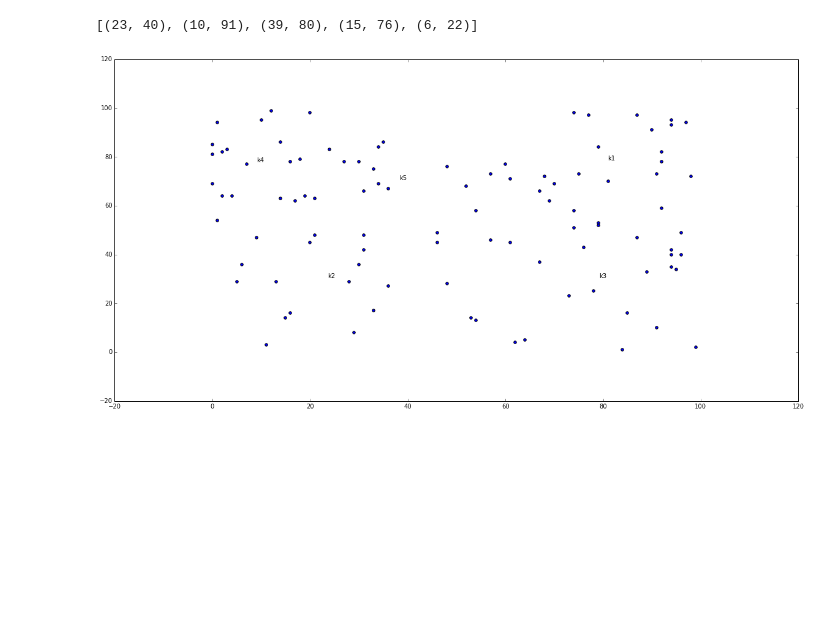
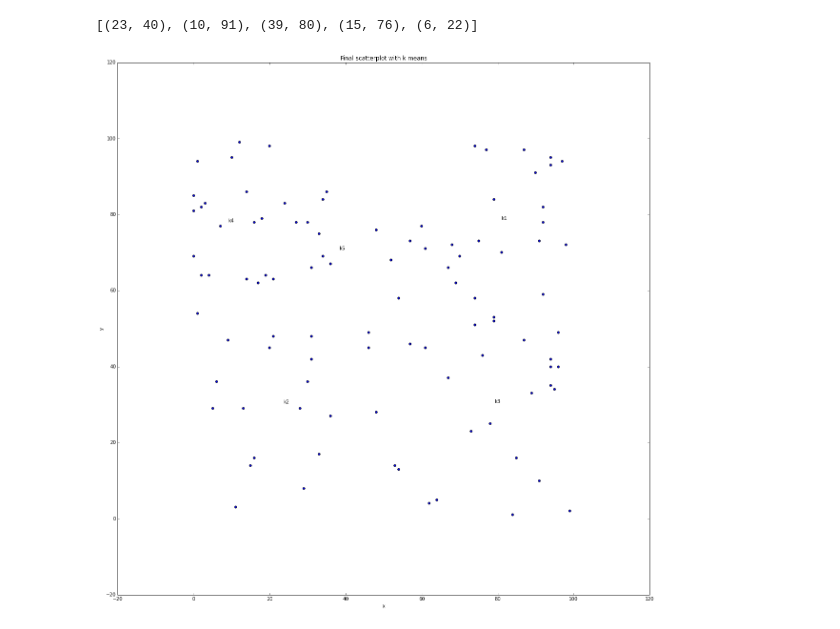
Before and after one commit to timchow/ML-Implementations, a Jupyter notebook: k-means Clutering Implementation.ipynb, the cells around one changed output. Saved outputs shown, nothing was run; the diff lists cells and outputs as text; code cells hidden in the pictures; blank space fills up the shorter version.

```diff
--- a/k-means Clutering Implementation.ipynb
+++ b/k-means Clutering Implementation.ipynb
@@ -22,7 +22,10 @@ mean_x = [random.randint(0,99) for p in range(0,5)]
 mean_y = [random.randint(0,99) for p in range(0,5)]
 means = ['k1', 'k2', 'k3', 'k4', 'k5']
 
-fig, ax = plt.subplots(figsize=(20,10))
+fig, ax = plt.subplots(figsize=(20,20))
+ax.set_xlabel('x')
+ax.set_ylabel('y')
+ax.set_title('Initial scatterplot')
 ax.scatter(x,y)
 
 for j, txt in enumerate(means):
@@ -93,13 +96,16 @@ def findCluster(x, y, means):
 # %%
 # An updated scatterplot with the k means
 
 means = ['k1', 'k2', 'k3', 'k4', 'k5']
 kmeans = kmeans(x,y,5)
-fig, ax = plt.subplots(figsize=(20,10))
+fig, ax = plt.subplots(figsize=(20,20))
+ax.set_xlabel('x')
+ax.set_ylabel('y')
+ax.set_title('Final scatterplot with k means')
 ax.scatter(x,y)
 
 for j, txt in enumerate(means):
     ax.annotate(txt, kmeans[j])
 # %% [output]
 [(23, 40), (10, 91), (39, 80), (15, 76), (6, 22)]
-[figure, old version]
+[figure, new version]
```
Also changed, not shown: parts of 1 cell of this notebook.
